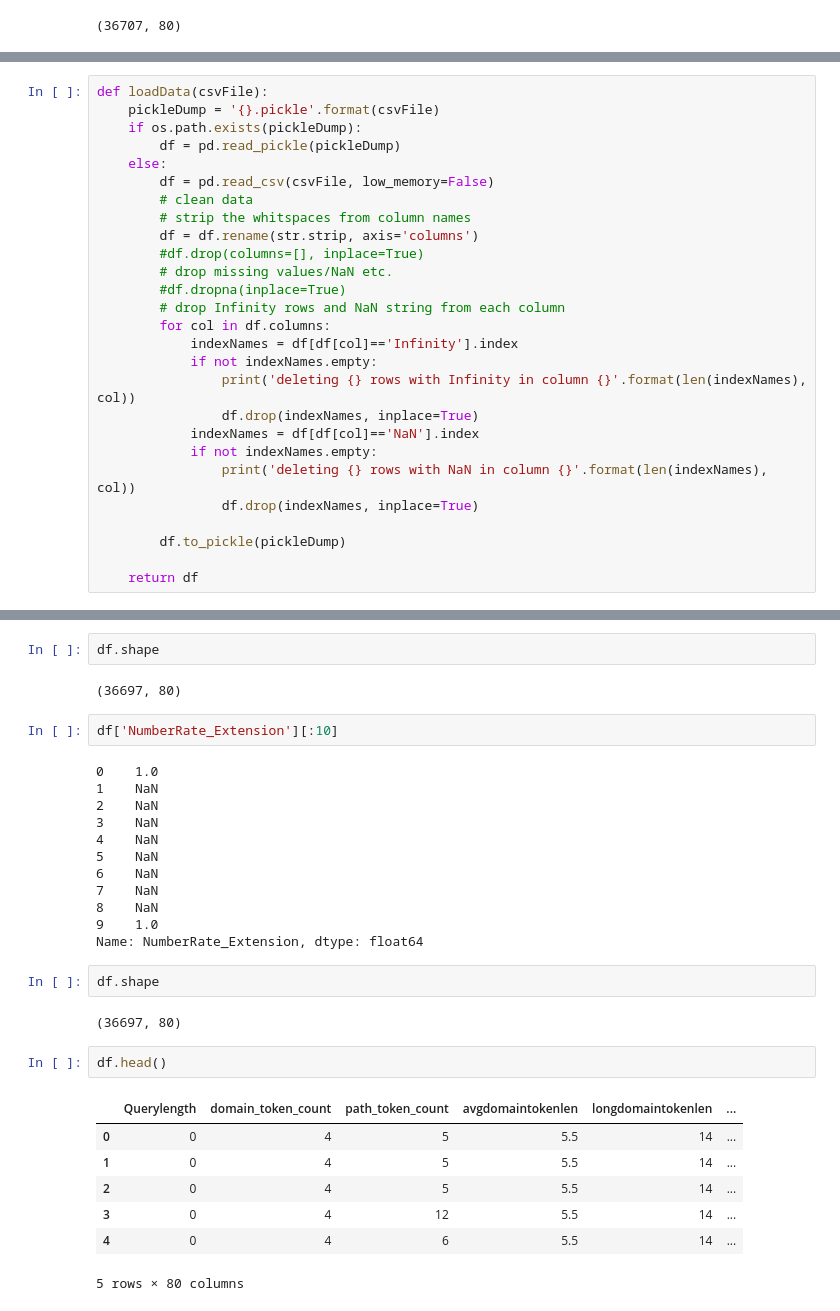
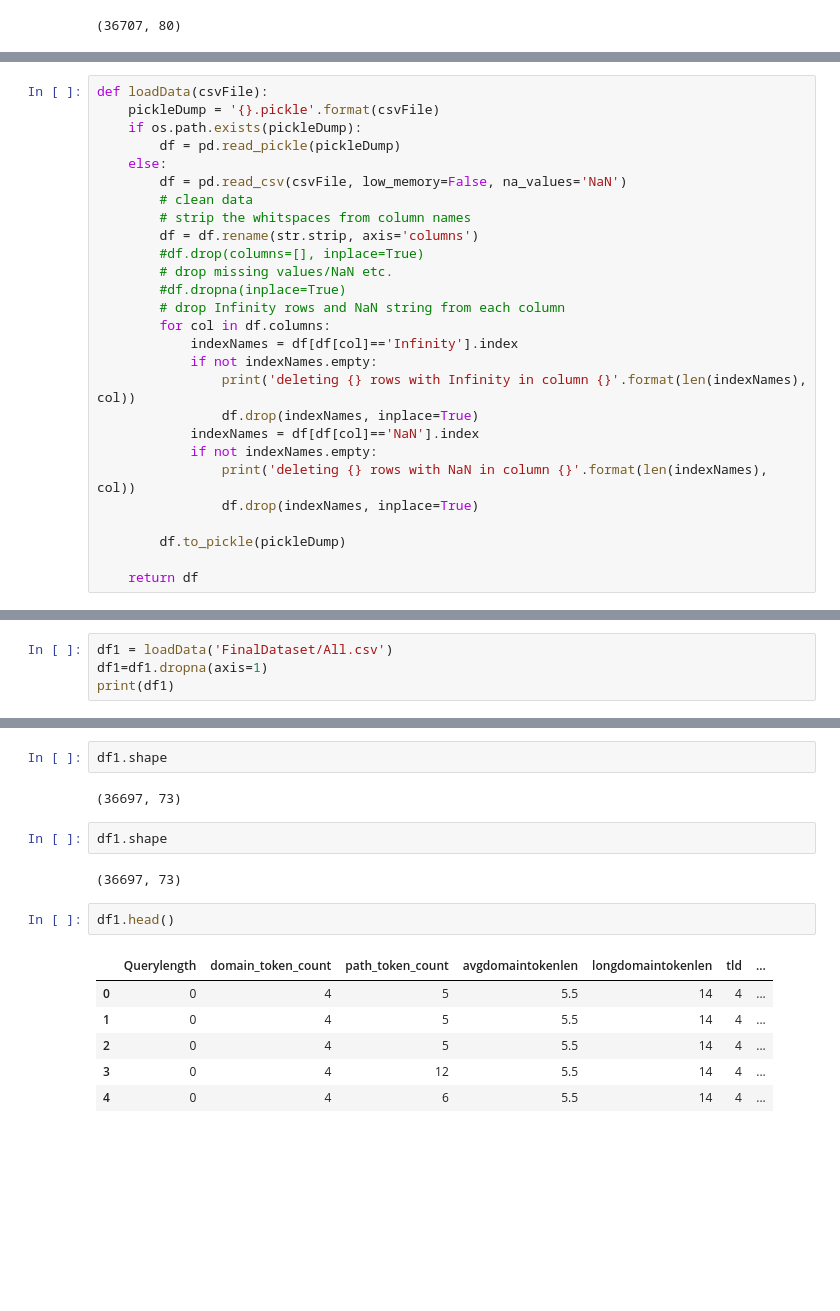
Before and after one commit to Colorado-Mesa-University-Cybersecurity/DeepLearning-MaliciousURLs, a Jupyter notebook: Keras-Tensorflow-Experiments.ipynb, the cells around one changed output, grey strips where cells are left out. Saved outputs shown, nothing was run; the diff lists cells and outputs as text; blank space fills up the shorter version.

```diff
--- a/Keras-Tensorflow-Experiments.ipynb
+++ b/Keras-Tensorflow-Experiments.ipynb
@@ -139,7 +171,7 @@ def loadData(csvFile):
     if os.path.exists(pickleDump):
         df = pd.read_pickle(pickleDump)
     else:
-        df = pd.read_csv(csvFile, low_memory=False)
+        df = pd.read_csv(csvFile, low_memory=False, na_values='NaN')
         # clean data
         # strip the whitspaces from column names
         df = df.rename(str.strip, axis='columns')
@@ -167,0 +246,4 @@ df = loadData(dataFile)
+# %%
+df1 = loadData('FinalDataset/All.csv')
+df1=df1.dropna(axis=1)
+print(df1)
@@ -187,34 +287,19 @@ Index(['Querylength', 'domain_token_count', 'path_token_count',
       dtype='object')
 # %%
-df.shape
+df1.shape
 # %% [output]
-(36697, 80)
+(36697, 73)
-# %%
-df['NumberRate_Extension'][:10]
-# %% [output]
-0    1.0
-1    NaN
-2    NaN
-3    NaN
-4    NaN
-5    NaN
-6    NaN
-7    NaN
-8    NaN
-9    1.0
-Name: NumberRate_Extension, dtype: float64
 # %%
-df.shape
+df1.shape
 # %% [output]
-(36697, 80)
+(36697, 73)
 # %%
-df.head()
+df1.head()
 # %% [output]
-|  | Querylength | domain_token_count | path_token_count | avgdomaintokenlen | longdomaintokenlen | ... |
-| 0 | 0 | 4 | 5 | 5.5 | 14 | ... |
-| 1 | 0 | 4 | 5 | 5.5 | 14 | ... |
-| 2 | 0 | 4 | 5 | 5.5 | 14 | ... |
-| 3 | 0 | 4 | 12 | 5.5 | 14 | ... |
-| 4 | 0 | 4 | 6 | 5.5 | 14 | ... |
+|  | Querylength | domain_token_count | path_token_count | avgdomaintokenlen | longdomaintokenlen | tld | ... |
+| 0 | 0 | 4 | 5 | 5.5 | 14 | 4 | ... |
+| 1 | 0 | 4 | 5 | 5.5 | 14 | 4 | ... |
+| 2 | 0 | 4 | 5 | 5.5 | 14 | 4 | ... |
+| 3 | 0 | 4 | 12 | 5.5 | 14 | 4 | ... |
+| 4 | 0 | 4 | 6 | 5.5 | 14 | 4 | ... |
-5 rows × 80 columns
 # %% [markdown]
```
Also changed, not shown: parts of 64 cells of this notebook.
